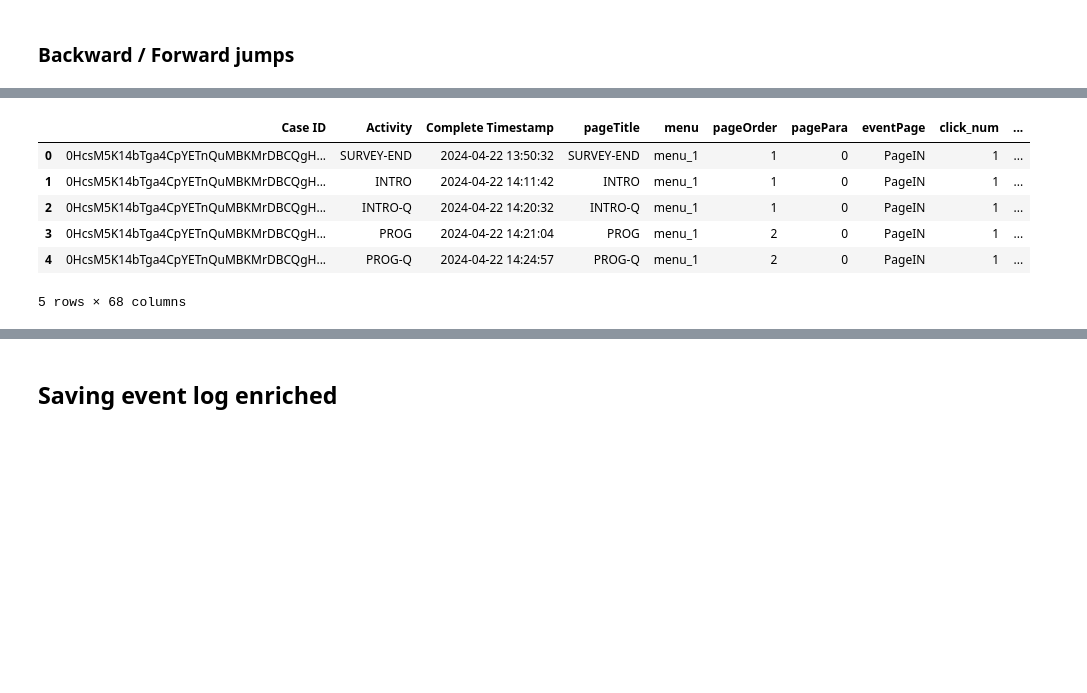
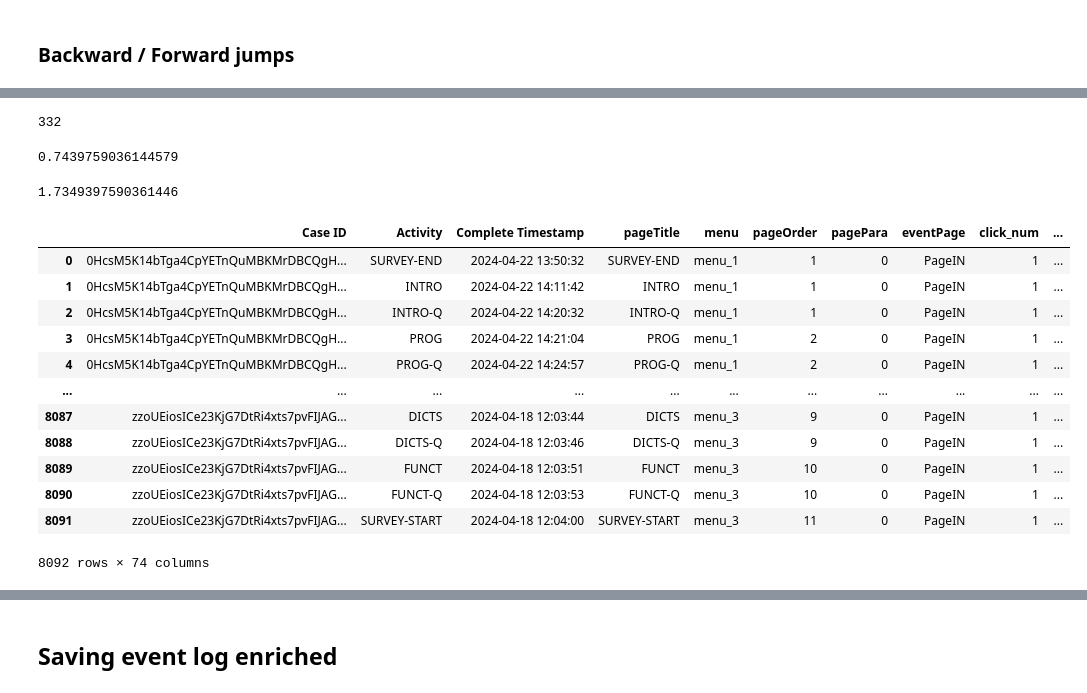
Before and after one commit to roberto-nai/WEBTUTORIAL-UNITO-EVENTLOG, a Jupyter notebook: 04_log_enrichment.ipynb, the cells around one changed output, grey strips where cells are left out. Saved outputs shown, nothing was run; the diff lists cells and outputs as text; code cells hidden in the pictures; blank space fills up the shorter version.

```diff
--- a/04_log_enrichment.ipynb
+++ b/04_log_enrichment.ipynb
@@ -358,14 +383,16 @@ df_log_enr.shape
 # %% [markdown]
 ### Backward / Forward jumps
 # %%
+df_jumps = count_jumps(df_log_enr, id_column, timestamp_column, activity_column)
+df_jumps
 # Convert the 'Complete Timestamp' column to datetime format
-df_log_enr['Complete Timestamp'] = pd.to_datetime(df_log_enr['Complete Timestamp'])
+# df_log_enr['Complete Timestamp'] = pd.to_datetime(df_log_enr['Complete Timestamp'])
 
 # Sort by 'Case ID' and 'Complete Timestamp' for chronological order within each case
-df_log_enr = df_log_enr.sort_values(by=['Case ID', 'Complete Timestamp'])
+# df_log_enr = df_log_enr.sort_values(by=['Case ID', 'Complete Timestamp'])
 
 # Apply the function to count backward jumps for each 'Case ID' and add the result as a new column
-df_log_enr['Backward_Jumps'] = df_log_enr.groupby('Case ID')[activity_column].transform(count_backward_jumps)
+# df_log_enr['Backward_Jumps'] = df_log_enr.groupby('Case ID')[activity_column].transform(count_backward_jumps)
 
 # Apply the function to count forward jumps for each 'Case ID' and add the result as a new column
 # df_log_enr['Forward_Jumps'] = df_log_enr.groupby('Case ID')['Activity'].transform(count_forward_jumps)
@@ -372,13 +413,34 @@ df_log_enr['Backward_Jumps'] = df_log_enr.groupby('Case ID')[activity_column].tr
+# %%
+df_jumps[id_column].nunique()
+# %% [output]
+332
+# %%
+df_jumps["Forward_Jumps"].mean()
+# %% [output]
+0.7439759036144579
+# %%
+df_jumps["Backward_Jumps"].mean()
+# %% [output]
+1.7349397590361446
+# %%
+# Merge the dataframe of jumps
+df_log_enr = pd.merge(df_log_enr, df_jumps, on=id_column, how='left')
 # %%
-df_log_enr.head(5)
+df_log_enr
 # %% [output]
 |  | Case ID | Activity | Complete Timestamp | pageTitle | menu | pageOrder | pagePara | eventPage | click_num | ... |
 | 0 | 0HcsM5K14bTga4CpYETnQuMBKMrDBCQgH... | SURVEY-END | 2024-04-22 13:50:32 | SURVEY-END | menu_1 | 1 | 0 | PageIN | 1 | ... |
 | 1 | 0HcsM5K14bTga4CpYETnQuMBKMrDBCQgH... | INTRO | 2024-04-22 14:11:42 | INTRO | menu_1 | 1 | 0 | PageIN | 1 | ... |
 | 2 | 0HcsM5K14bTga4CpYETnQuMBKMrDBCQgH... | INTRO-Q | 2024-04-22 14:20:32 | INTRO-Q | menu_1 | 1 | 0 | PageIN | 1 | ... |
 | 3 | 0HcsM5K14bTga4CpYETnQuMBKMrDBCQgH... | PROG | 2024-04-22 14:21:04 | PROG | menu_1 | 2 | 0 | PageIN | 1 | ... |
 | 4 | 0HcsM5K14bTga4CpYETnQuMBKMrDBCQgH... | PROG-Q | 2024-04-22 14:24:57 | PROG-Q | menu_1 | 2 | 0 | PageIN | 1 | ... |
+| ... | ... | ... | ... | ... | ... | ... | ... | ... | ... | ... |
+| 8087 | zzoUEiosICe23KjG7DtRi4xts7pvFIJAG... | DICTS | 2024-04-18 12:03:44 | DICTS | menu_3 | 9 | 0 | PageIN | 1 | ... |
+| 8088 | zzoUEiosICe23KjG7DtRi4xts7pvFIJAG... | DICTS-Q | 2024-04-18 12:03:46 | DICTS-Q | menu_3 | 9 | 0 | PageIN | 1 | ... |
+| 8089 | zzoUEiosICe23KjG7DtRi4xts7pvFIJAG... | FUNCT | 2024-04-18 12:03:51 | FUNCT | menu_3 | 10 | 0 | PageIN | 1 | ... |
+| 8090 | zzoUEiosICe23KjG7DtRi4xts7pvFIJAG... | FUNCT-Q | 2024-04-18 12:03:53 | FUNCT-Q | menu_3 | 10 | 0 | PageIN | 1 | ... |
+| 8091 | zzoUEiosICe23KjG7DtRi4xts7pvFIJAG... | SURVEY-START | 2024-04-18 12:04:00 | SURVEY-START | menu_3 | 11 | 0 | PageIN | 1 | ... |
-5 rows × 68 columns
+8092 rows × 74 columns
 # %%
 # Checking shape after enrichments
 df_log_enr.shape
```
Also changed, not shown: parts of 21 cells of this notebook, 8 other files.
